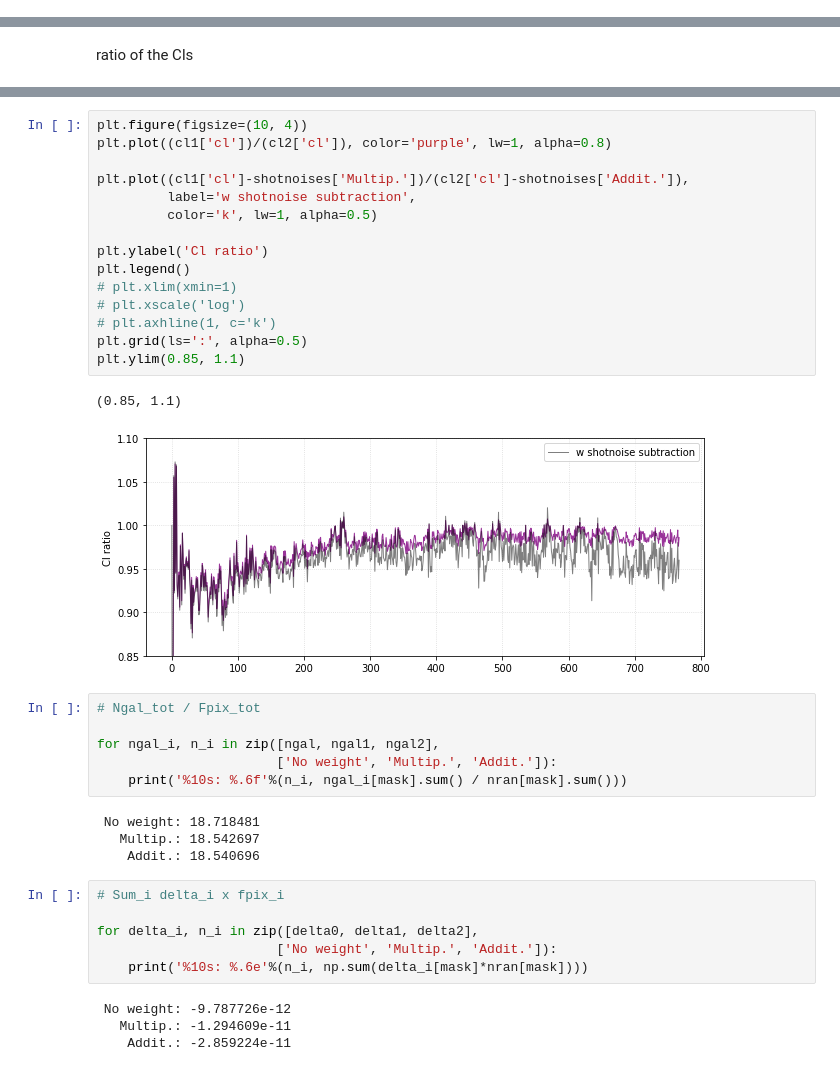
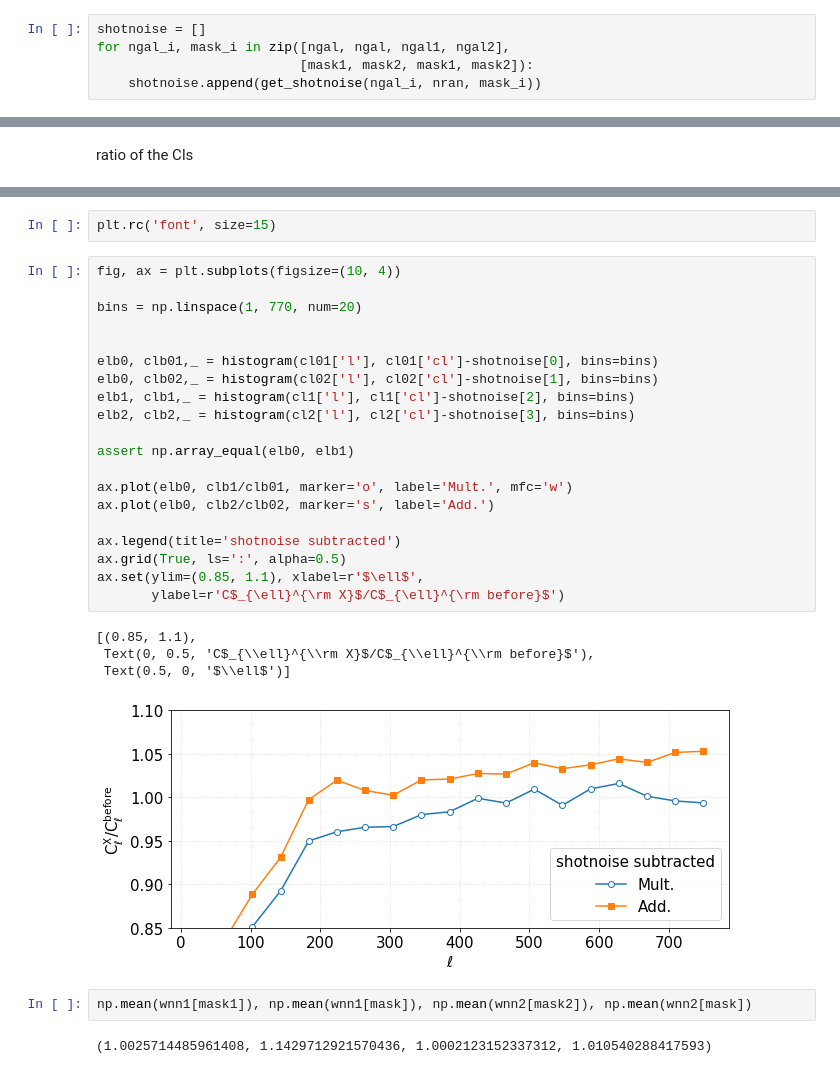
Before and after one commit to mehdirezaie/SYSNet, a Jupyter notebook: notebooks/Mitigation.ipynb, the cells around one changed output, grey strips where cells are left out. Saved outputs shown, nothing was run; the diff lists cells and outputs as text.

```diff
--- a/notebooks/Mitigation.ipynb
+++ b/notebooks/Mitigation.ipynb
@@ -108,0 +147,5 @@ cl2 = af(delta2, nran, mask)
+# %%
+shotnoise = []
+for ngal_i, mask_i in zip([ngal, ngal, ngal1, ngal2],
+                          [mask1, mask2, mask1, mask2]):
+    shotnoise.append(get_shotnoise(ngal_i, nran, mask_i))
@@ -155,38 +183,31 @@ shotnoises['Multip.']/ cl1['cl'][-1]
-# %%
-plt.figure(figsize=(10, 4))
-plt.plot((cl1['cl'])/(cl2['cl']), color='purple', lw=1, alpha=0.8)
-
-plt.plot((cl1['cl']-shotnoises['Multip.'])/(cl2['cl']-shotnoises['Addit.']),
-         label='w shotnoise subtraction',
-         color='k', lw=1, alpha=0.5)
-
-plt.ylabel('Cl ratio')
-plt.legend()
-# plt.xlim(xmin=1)
-# plt.xscale('log')
-# plt.axhline(1, c='k')
-plt.grid(ls=':', alpha=0.5)
-plt.ylim(0.85, 1.1)
-# %% [output]
-(0.85, 1.1)
-[figure, removed]
-# %%
-# Ngal_tot / Fpix_tot
-
-for ngal_i, n_i in zip([ngal, ngal1, ngal2],
-                       ['No weight', 'Multip.', 'Addit.']):
-    print('%10s: %.6f'%(n_i, ngal_i[mask].sum() / nran[mask].sum()))
-# %% [output]
- No weight: 18.718481
-   Multip.: 18.542697
-    Addit.: 18.540696
-# %%
-# Sum_i delta_i x fpix_i
-
-for delta_i, n_i in zip([delta0, delta1, delta2],
-                       ['No weight', 'Multip.', 'Addit.']):
-    print('%10s: %.6e'%(n_i, np.sum(delta_i[mask]*nran[mask])))
-# %% [output]
- No weight: -9.787726e-12
-   Multip.: -1.294609e-11
-    Addit.: -2.859224e-11
+# %%
+plt.rc('font', size=15)
+# %%
+fig, ax = plt.subplots(figsize=(10, 4))
+
+bins = np.linspace(1, 770, num=20)
+
+
+elb0, clb01,_ = histogram(cl01['l'], cl01['cl']-shotnoise[0], bins=bins)
+elb0, clb02,_ = histogram(cl02['l'], cl02['cl']-shotnoise[1], bins=bins)
+elb1, clb1,_ = histogram(cl1['l'], cl1['cl']-shotnoise[2], bins=bins)
+elb2, clb2,_ = histogram(cl2['l'], cl2['cl']-shotnoise[3], bins=bins)
+
+assert np.array_equal(elb0, elb1)
+
+ax.plot(elb0, clb1/clb01, marker='o', label='Mult.', mfc='w')
+ax.plot(elb0, clb2/clb02, marker='s', label='Add.')
+
+ax.legend(title='shotnoise subtracted')
+ax.grid(True, ls=':', alpha=0.5)
+ax.set(ylim=(0.85, 1.1), xlabel=r'$\ell$',
+       ylabel=r'C$_{\ell}^{\rm X}$/C$_{\ell}^{\rm before}$')
+# %% [output]
+[(0.85, 1.1),
+ Text(0, 0.5, 'C$_{\\ell}^{\\rm X}$/C$_{\\ell}^{\\rm before}$'),
+ Text(0.5, 0, '$\\ell$')]
+[figure, added]
+# %%
+np.mean(wnn1[mask1]), np.mean(wnn1[mask]), np.mean(wnn2[mask2]), np.mean(wnn2[mask])
+# %% [output]
+(1.0025714485961408, 1.1429712921570436, 1.0002123152337312, 1.010540288417593)
```
Also changed, not shown: parts of 13 cells of this notebook.
